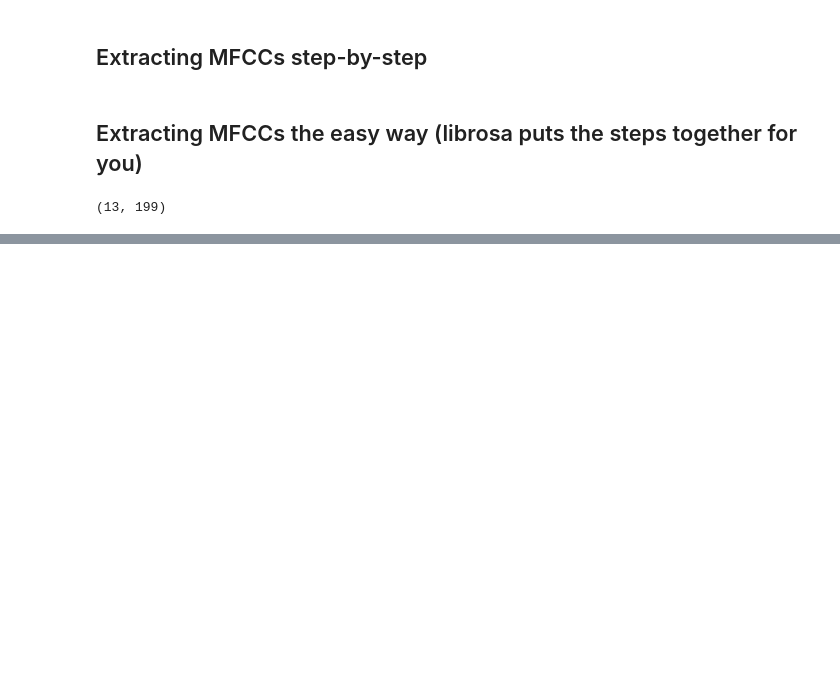
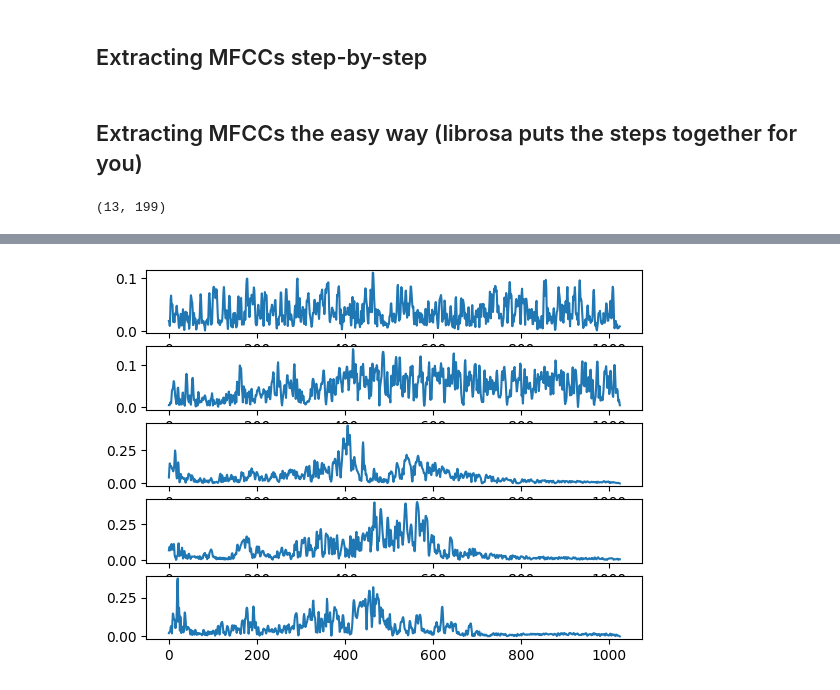
Before and after one commit to 17luke/spoken-language-processing, a Jupyter notebook: 1_speech_processing/audio_feature_extraction_w_librosa.ipynb, the cells around one changed output, grey strips where cells are left out. Drawn from its saved outputs; the diff is of its cells as text; code cells hidden in the pictures; blank space fills up the shorter version.

Commit message:
added part about reconstructing mfccs

```diff
--- a/1_speech_processing/audio_feature_extraction_w_librosa.ipynb
+++ b/1_speech_processing/audio_feature_extraction_w_librosa.ipynb
@@ -116,0 +120,9 @@ mfccs.shape
+# %%
+reconstructed_signals = {}
+for i in (1, 3, 7, 13, 30):
+    mfcc = librosa.feature.mfcc(y=signal, n_mfcc=i, sr=sample_rate)
+    reconstructed_signals[i] = librosa.feature.inverse.mfcc_to_audio(mfcc, sr=sample_rate)
+# %%
+for n_mfcc in reconstructed_signals:
+    print(n_mfcc)
+    ipd.display(ipd.Audio(reconstructed_signals[n_mfcc], rate=sample_rate))
@@ -116,0 +140,8 @@ mfccs.shape
+# %%
+# for each signal, plot the spectrum of one window
+fig, axs = plt.subplots(5)
+for i, n_mfcc in enumerate(reconstructed_signals):
+    spectrum = np.abs(librosa.stft(reconstructed_signals[n_mfcc][10000:12048], n_fft=2048, hop_length=2049))
+    axs[i].plot(spectrum)
+# %% [output]
+[figure, added]
```
Also changed, not shown: parts of 2 cells of this notebook.
